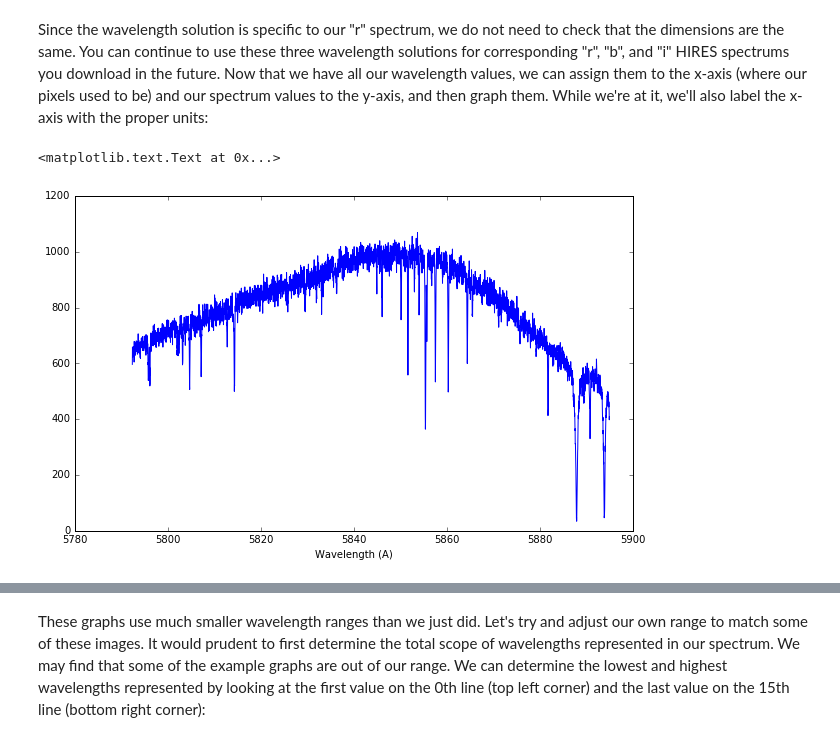
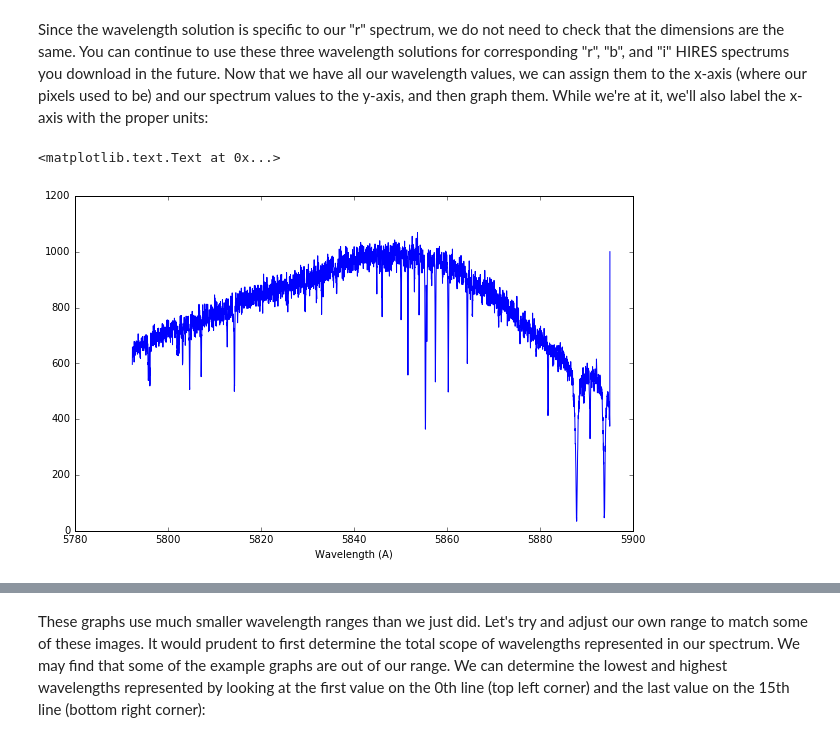
Before and after one commit to ylecoeuche/HIRES_analysis, a Jupyter notebook: HIRES.ipynb, the cells around one changed output, grey strips where cells are left out. Drawn from its saved outputs; the diff is of its cells as text; code cells hidden in the pictures.

```diff
--- a/HIRES.ipynb
+++ b/HIRES.ipynb
@@ -68,14 +72,14 @@ wave_values_r = wavelength_r[0].data
 # %% [markdown]
 Since the wavelength solution is specific to our "r" spectrum, we do not need to check that the dimensions are the same. You can continue to use these three wavelength solutions for  corresponding "r", "b", and "i" HIRES spectrums you download in the future. Now that we have all our wavelength values, we can assign them to the x-axis (where our pixels used to be) and our spectrum values to the y-axis, and then graph them. While we're at it, we'll also label the x-axis with the proper units:
 # %%
-x = wave_values_r[10, 0:4016]
-y = image_r[10, 0:4016]
+x = wave_values_r[10]
+y = image_r[10]
 plt.figure(figsize = (10,6))
 plt.plot(x,y)
 plt.xlabel('Wavelength (A)')
 # %% [output]
 <matplotlib.text.Text at 0x...>
-[figure, old version]
+[figure, new version]
 # %% [markdown]
 This looks almost like what we want! It seems we may have graphed too large of a wavelength range to pick out particular features. For an idea of what types of spectral features we hope to pick out, we can take a look at some sample graphs of this spectrum and attempt to recreate them ourselves.
 
```
Also changed, not shown: parts of 27 cells of this notebook, 2 other files.
